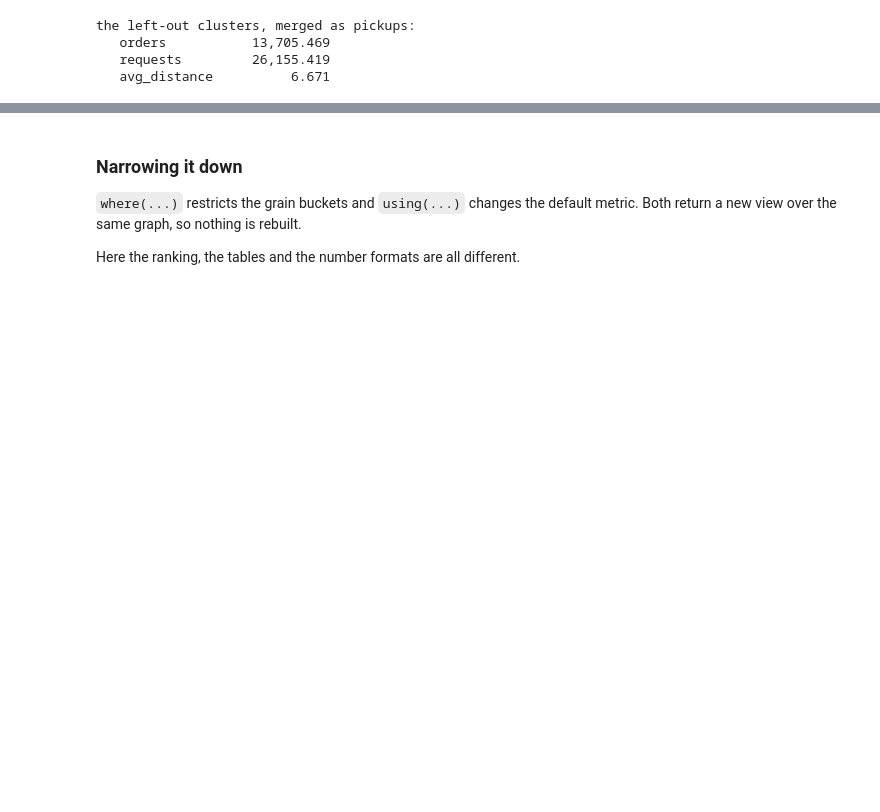
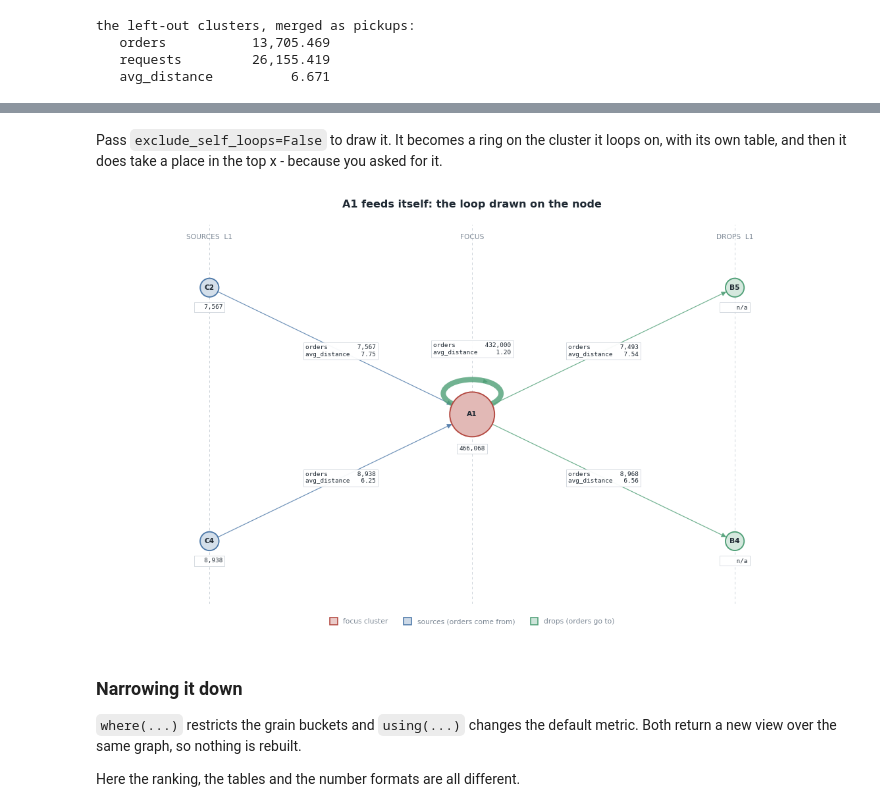
Before and after one commit to iams31/sameer_graph_lib, a Jupyter notebook: examples/route_flow_example.ipynb, the cells around one changed output, grey strips where cells are left out. Cells and saved outputs as stored; diff of their text form; code cells hidden in the pictures; blank space fills up the shorter version.

```diff
--- a/examples/route_flow_example.ipynb
+++ b/examples/route_flow_example.ipynb
@@ -529,0 +538,31 @@ the left-out clusters, merged as pickups:
+# %%
+loops = pd.concat([
+    df,
+    pd.DataFrame([{'pickup_cluster': 'A1', 'drop_cluster': 'A1',
+                   'week_period': w, 'hour': h, 'city': 'north',
+                   'segment': 'core', 'variant': 'test',
+                   'orders': 9000.0, 'requests': 9000.0,
+                   'accepted_orders': 8000.0, 'unfulfilled': 0.0,
+                   'supply_count': 20.0, 'avg_distance': 1.2,
+                   'avg_duration': 9.0, 'accept_rate': 0.9}
+                  for w in ('weekday', 'weekend') for h in range(24)]),
+], ignore_index=True)
+
+lex = RouteExplorer(loops, grain_cols=('week_period', 'hour'),
+                    metrics=['orders', 'requests', 'avg_distance'],
+                    weight_col='requests')
+
+print('A1 -> A1 outranks every real source:')
+for name, value in lex.graph.top_sources('A1', top=3, metric='orders'):
+    print(f'   {name:<4} {value:>12,.0f}')
+
+sub = lex.graph.flow_subgraph('A1', upstream=3, downstream=0,
+                              metric='orders', rest=True)
+drawn = [(d['cluster'], d['value']) for _, d in sub.nodes(data=True)
+         if not d.get('is_focus') and not d.get('is_rest')]
+rest = [d for _, d in sub.nodes(data=True) if d.get('is_rest')][0]
+print()
+print('asked for 3, drew  :', [n for n, _ in drawn], ' <- the loop took no slot')
+print('rest covers        :', rest['partners'])
+print('drawn + rest       :', f"{sum(v for _, v in drawn) + rest['value']:>14,.1f}")
+print('every route into A1:', f"{lex.graph.node_value('A1', 'orders', 'in'):>14,.1f}")
@@ -530,3 +579,14 @@ the left-out clusters, merged as pickups:
+# %% [markdown]
+Pass `exclude_self_loops=False` to draw it. It becomes a ring on the cluster it
+loops on, with its own table, and then it does take a place in the top x -
+because you asked for it.
+# %%
+lex.plot('A1', upstream=3, downstream=3, exclude_self_loops=False,
+         metric='orders', node_metrics=['orders'],
+         edge_metrics=['orders', 'avg_distance'],
+         title='A1 feeds itself: the loop drawn on the node')
+# %% [output]
+[figure, added]
 # %% [markdown]
 ### Narrowing it down
 
```
Also changed, not shown: parts of 4 cells of this notebook, 6 other files.
